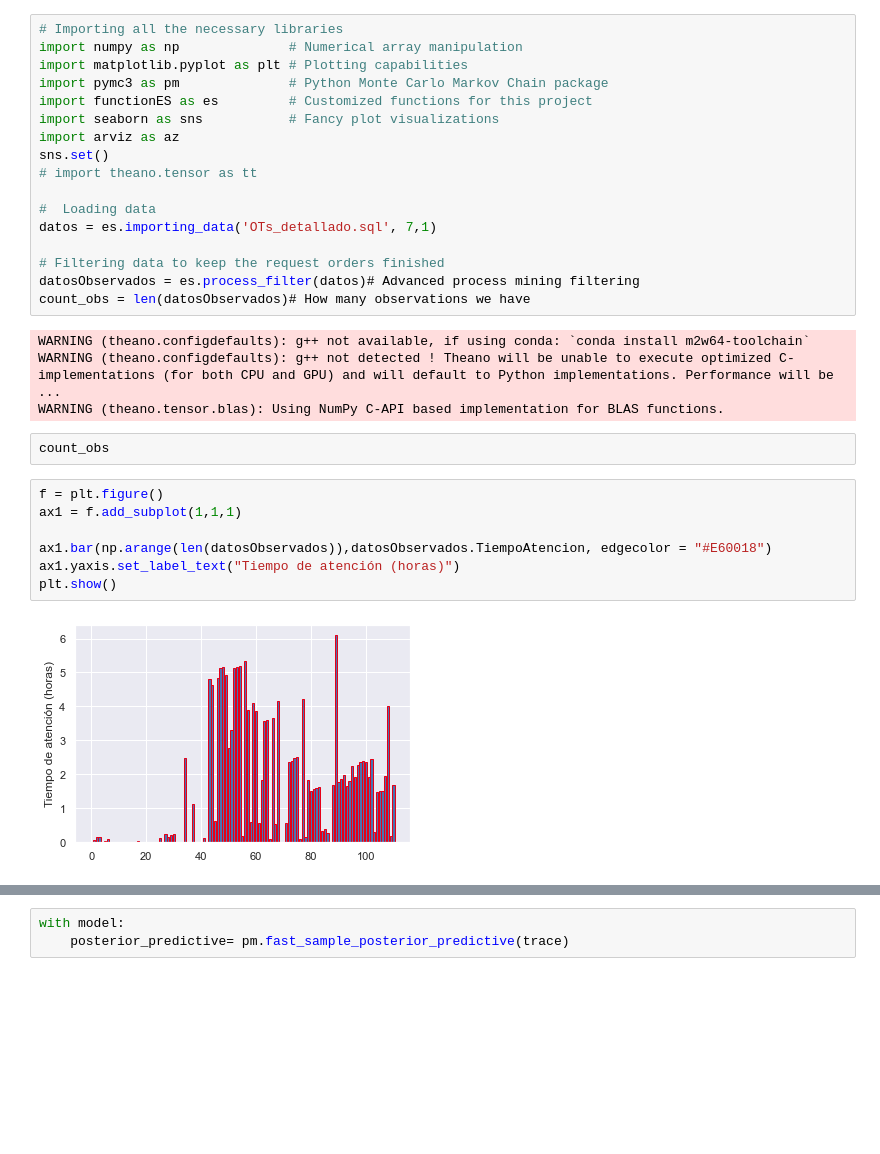
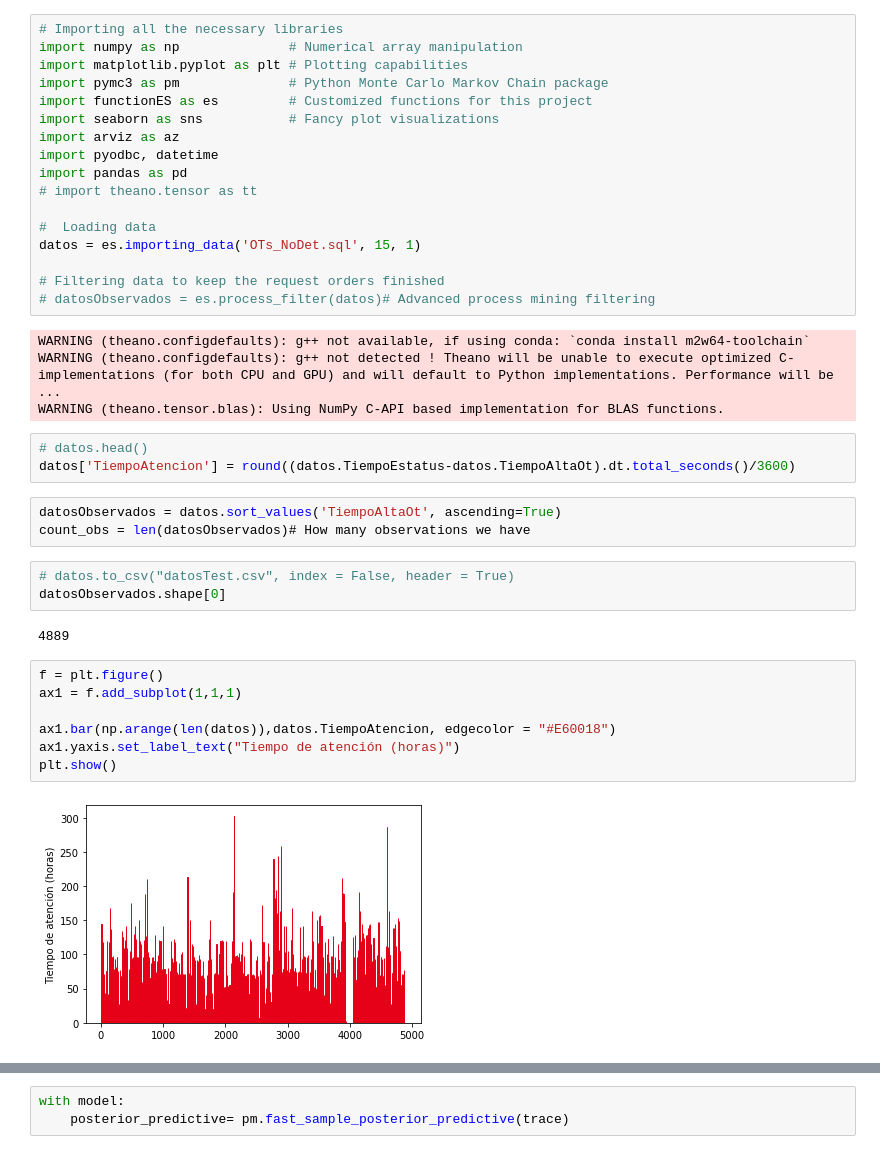
Before and after one commit to ludwigregalado/EmisionSuscripcion, a Jupyter notebook: DataModeling_No_TimeChange.ipynb, the cells around one changed output, grey strips where cells are left out. Cells and saved outputs as stored; diff of their text form; blank space fills up the shorter version.

Commit message:
Cleaner version
Got rid of many unused code lines

```diff
--- a/DataModeling_No_TimeChange.ipynb
+++ b/DataModeling_No_TimeChange.ipynb
@@ -8,30 +8,39 @@ import pymc3 as pm              # Python Monte Carlo Markov Chain package
 import functionES as es         # Customized functions for this project
 import seaborn as sns           # Fancy plot visualizations
 import arviz as az
-sns.set()
+import pyodbc, datetime
+import pandas as pd
 # import theano.tensor as tt
 
 #  Loading data
-datos = es.importing_data('OTs_detallado.sql', 7,1)
+datos = es.importing_data('OTs_NoDet.sql', 15, 1)
 
 # Filtering data to keep the request orders finished
-datosObservados = es.process_filter(datos)# Advanced process mining filtering
-count_obs = len(datosObservados)# How many observations we have
+# datosObservados = es.process_filter(datos)# Advanced process mining filtering
 # %% [output]
 WARNING (theano.configdefaults): g++ not available, if using conda: `conda install m2w64-toolchain`
 WARNING (theano.configdefaults): g++ not detected ! Theano will be unable to execute optimized C-implementations (for both CPU and GPU) and will default to Python implementations. Performance will be  ...
 WARNING (theano.tensor.blas): Using NumPy C-API based implementation for BLAS functions.
-# %%
-count_obs
+# %%
+# datos.head()
+datos['TiempoAtencion'] = round((datos.TiempoEstatus-datos.TiempoAltaOt).dt.total_seconds()/3600)
+# %%
+datosObservados = datos.sort_values('TiempoAltaOt', ascending=True)
+count_obs = len(datosObservados)# How many observations we have
+# %%
+# datos.to_csv("datosTest.csv", index = False, header = True)
+datosObservados.shape[0]
+# %% [output]
+4889
 # %%
 f = plt.figure()
 ax1 = f.add_subplot(1,1,1)
 
-ax1.bar(np.arange(len(datosObservados)),datosObservados.TiempoAtencion, edgecolor = "#E60018")
+ax1.bar(np.arange(len(datos)),datos.TiempoAtencion, edgecolor = "#E60018")
 ax1.yaxis.set_label_text("Tiempo de atención (horas)")
 plt.show()
 # %% [output]
-[figure, old version]
+[figure, new version]
 # %%
 sns.kdeplot(datosObservados.TiempoAtencion)
 plt.xlabel("Tiempo (horas)")
```
Also changed, not shown: parts of 14 cells of this notebook.
